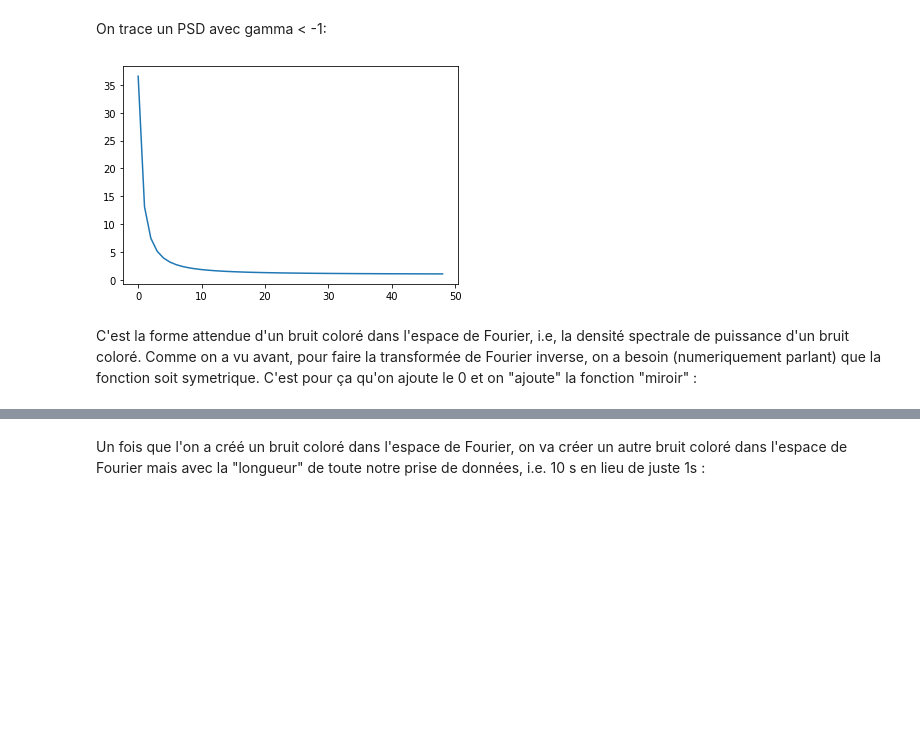
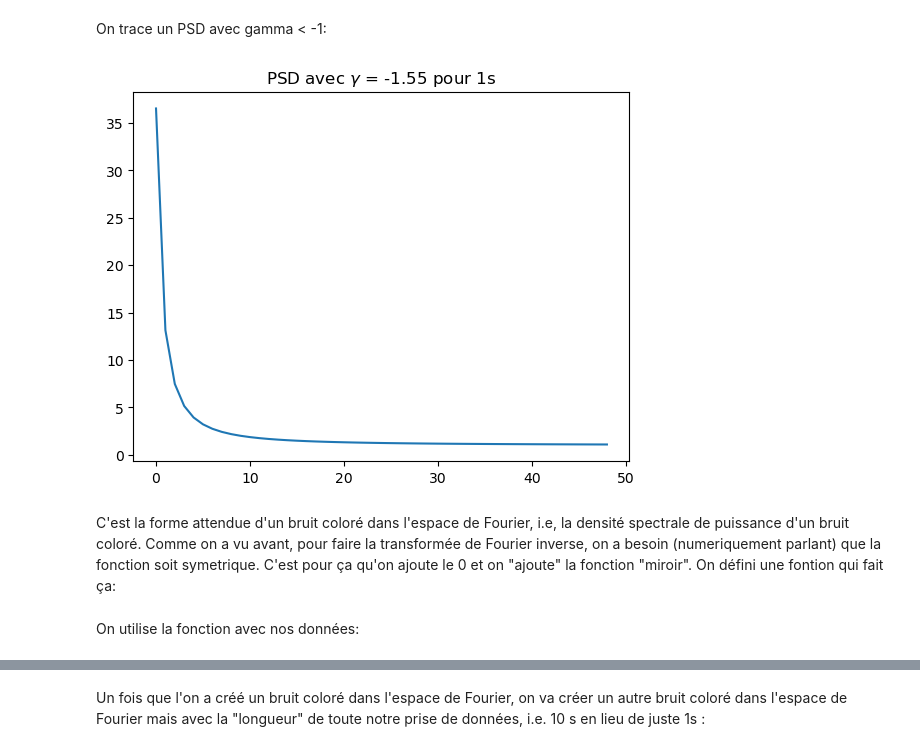
Before and after one commit to Ovive57/M2_filtrage, a Jupyter notebook: Signal_complexe.ipynb, the cells around one changed output, grey strips where cells are left out. Cells and saved outputs as stored; diff of their text form; code cells hidden in the pictures; blank space fills up the shorter version.

```diff
--- a/Signal_complexe.ipynb
+++ b/Signal_complexe.ipynb
@@ -84,9 +85,10 @@ On trace un PSD avec gamma < -1:
 # %%
 gamma = -1.55
 dens1 = psd(frequence1, gamma)
 plt.plot(dens1)
+plt.title("PSD avec $\gamma$ = -1.55 pour 1s")
 plt.show()
 # %% [output]
-[figure, old version]
+[figure, new version]
 # %% [markdown]
-C'est la forme attendue d'un bruit coloré dans l'espace de Fourier, i.e, la densité spectrale de puissance d'un bruit coloré. Comme on a vu avant, pour faire la transformée de Fourier inverse, on a besoin (numeriquement parlant) que la fonction soit symetrique. C'est pour ça qu'on ajoute le 0 et on "ajoute" la fonction "miroir" :
+C'est la forme attendue d'un bruit coloré dans l'espace de Fourier, i.e, la densité spectrale de puissance d'un bruit coloré. Comme on a vu avant, pour faire la transformée de Fourier inverse, on a besoin (numeriquement parlant) que la fonction soit symetrique. C'est pour ça qu'on ajoute le 0 et on "ajoute" la fonction "miroir". On défini une fontion qui fait ça:
@@ -93 +100,3 @@ C'est la forme attendue d'un bruit coloré dans l'espace de Fourier, i.e, la den
+# %% [markdown]
+On utilise la fonction avec nos données:
 # %%
```
Also changed, not shown: parts of 43 cells of this notebook.
